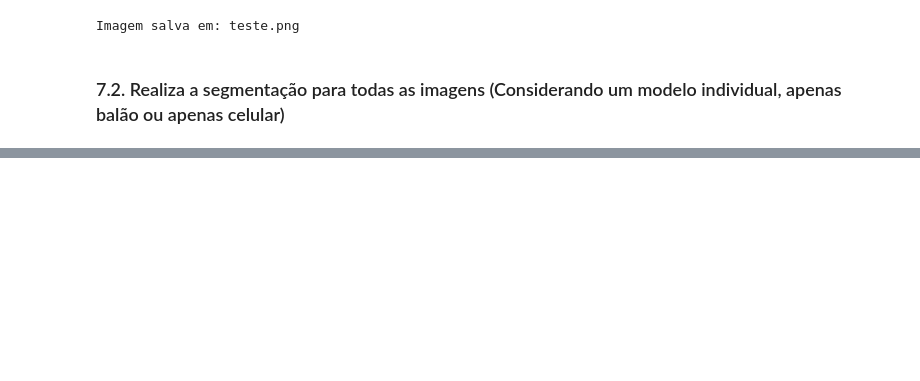
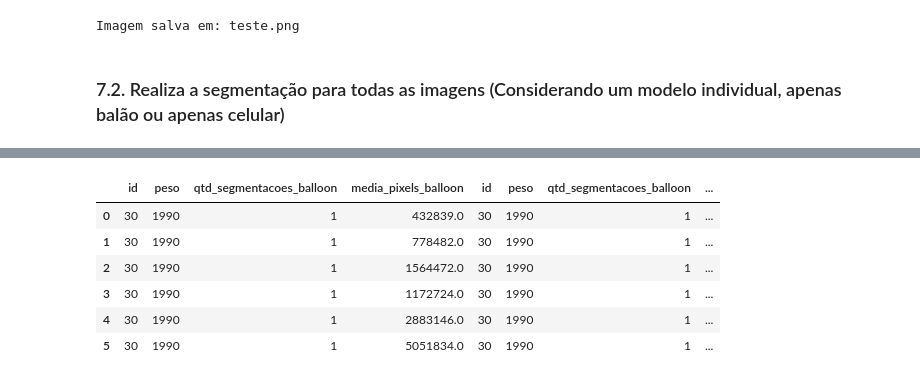
Before and after one commit to AriBarrosFilho/Future_Alaatus_Projeto_Local, a Jupyter notebook: 9 - Testes com os pesos de segmentação - Teste.ipynb, the cells around one changed output, grey strips where cells are left out. Cells and saved outputs as stored; diff of their text form; code cells hidden in the pictures; blank space fills up the shorter version.

```diff
--- a/9 - Testes com os pesos de segmentação - Teste.ipynb
+++ b/9 - Testes com os pesos de segmentação - Teste.ipynb
@@ -972,6 +956,9 @@ model = modelo_classe[tipo][0]
 
 # Lista que armazenará a quantidade de segmentações, e a média de pixels dos objetos segmentados
 lista_resultados = []
+
+# Registra a chave da imagem
+indice = 0
 
 # Percorre todas as imagens
 for indice in tqdm(range(df_imagens.shape[0])):
@@ -999,5 +986,7 @@ for indice in tqdm(range(df_imagens.shape[0])):
   else:
     media_pixels = 0
 
-  # Armazena a quantidade de segmentações, e a média de pixels dos objetos segmentados
-  lista_resultados.append((quantidade_segmentações, media_pixels))
+  # Armazena: Índice da imagem, peso do balão (gramas), a quantidade de segmentações e a média de pixels dos objetos segmentados
+  lista_resultados.append((df_imagens.loc[indice, "id"], df_imagens.loc[indice, "gramas"], quantidade_segmentações, media_pixels))
+
+  indice += 1
@@ -1012,0 +993,3 @@ lista_resultados
+# %%
+df_resultados = pd.DataFrame(data = lista_resultados, columns = ["id_balao", "peso", "qtd_segmentacoes_balloon", "media_pixels_balloon"])
+df_resultados
@@ -1012,0 +1004,11 @@ lista_resultados
+# %%
+df_result = pd.concat([df_resultados, df_resultados], axis=1)
+display(df_result)
+# %% [output]
+|  | id | peso | qtd_segmentacoes_balloon | media_pixels_balloon | id | peso | qtd_segmentacoes_balloon | ... |
+| 0 | 30 | 1990 | 1 | 432839.0 | 30 | 1990 | 1 | ... |
+| 1 | 30 | 1990 | 1 | 778482.0 | 30 | 1990 | 1 | ... |
+| 2 | 30 | 1990 | 1 | 1564472.0 | 30 | 1990 | 1 | ... |
+| 3 | 30 | 1990 | 1 | 1172724.0 | 30 | 1990 | 1 | ... |
+| 4 | 30 | 1990 | 1 | 2883146.0 | 30 | 1990 | 1 | ... |
+| 5 | 30 | 1990 | 1 | 5051834.0 | 30 | 1990 | 1 | ... |
```
Also changed, not shown: parts of 9 cells of this notebook, 6 other files.
